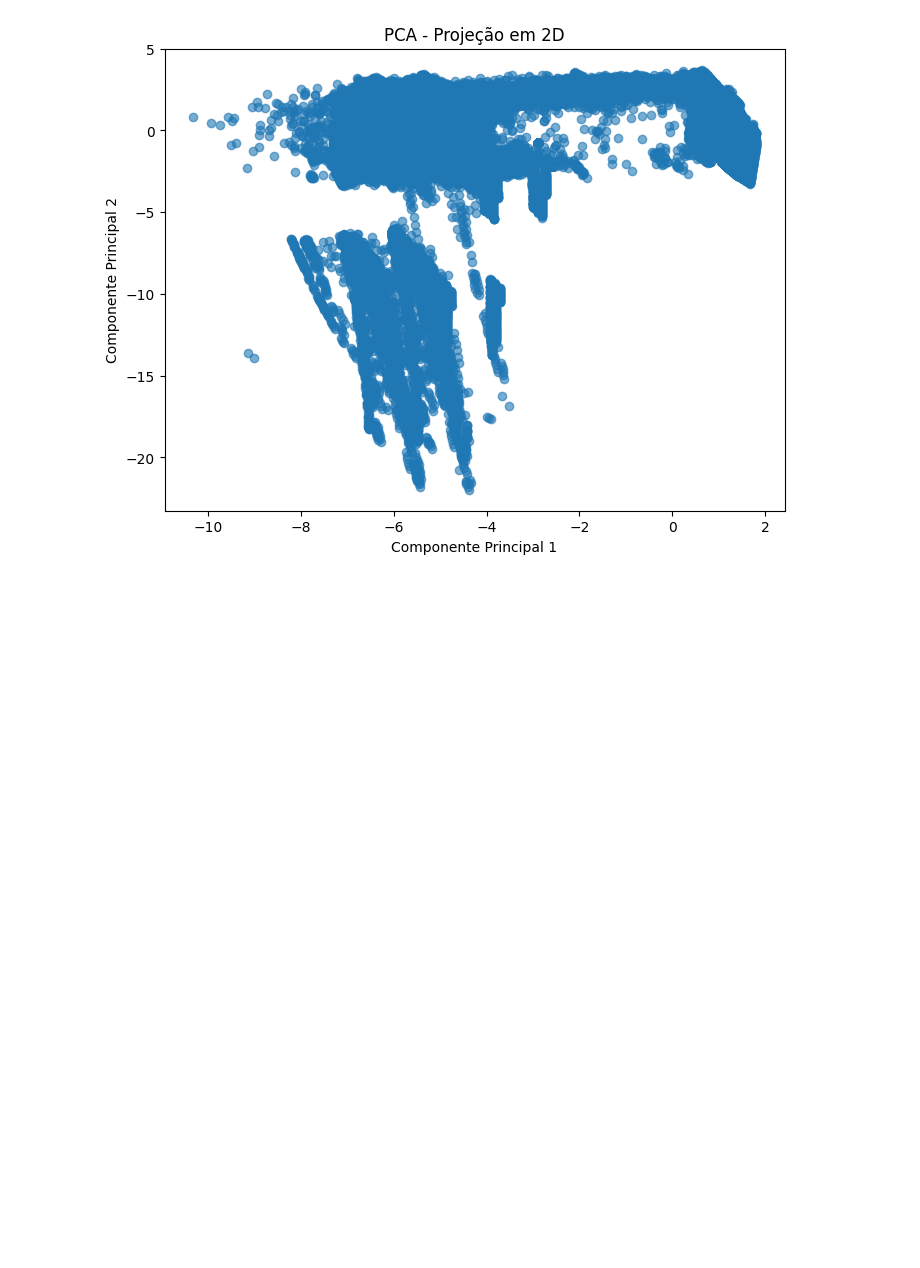
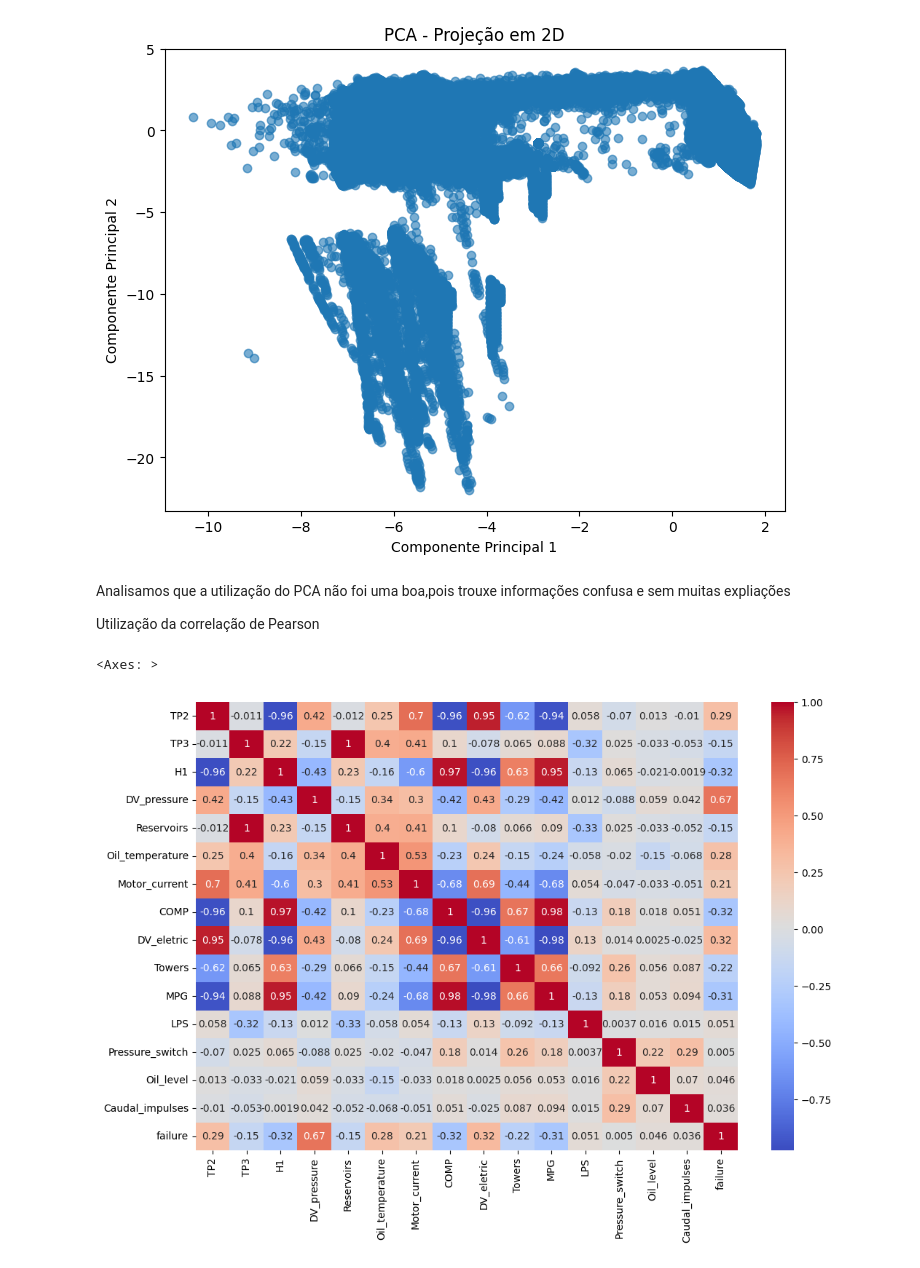
Before and after one commit to higorlucas125/Data-Mining-, a Jupyter notebook: WorkFinish.ipynb, the cells around one changed output. Drawn from its saved outputs; the diff is of its cells as text; code cells hidden in the pictures; blank space fills up the shorter version.

```diff
--- a/WorkFinish.ipynb
+++ b/WorkFinish.ipynb
@@ -247,3 +255,18 @@ plt.show()
 # Essa visualização é útil para investigar anomalias, clusters ou períodos específicos no tempo.
 # %% [output]
 [figure]
+# %% [markdown]
+Analisamos que a utilização do PCA não foi uma boa,pois trouxe informações confusa e sem muitas expliações
+
+Utilização da correlação de Pearson
+# %%
+import seaborn as sns
+import matplotlib.pyplot as plt
+df_now = df.drop(columns=['timestamp'])
+
+corr = df_now.corr()
+plt.figure(figsize=(12, 8))
+sns.heatmap(corr, annot=True, cmap='coolwarm')
+# %% [output]
+<Axes: >
+[figure, added]
```
Also changed, not shown: parts of 19 cells of this notebook.
